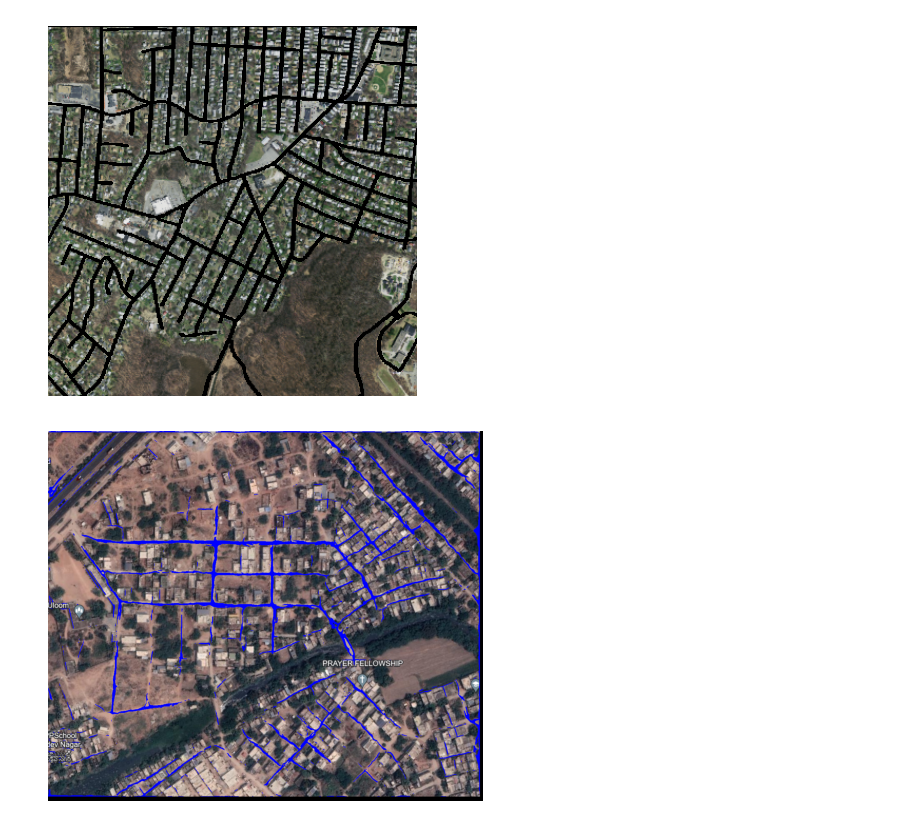
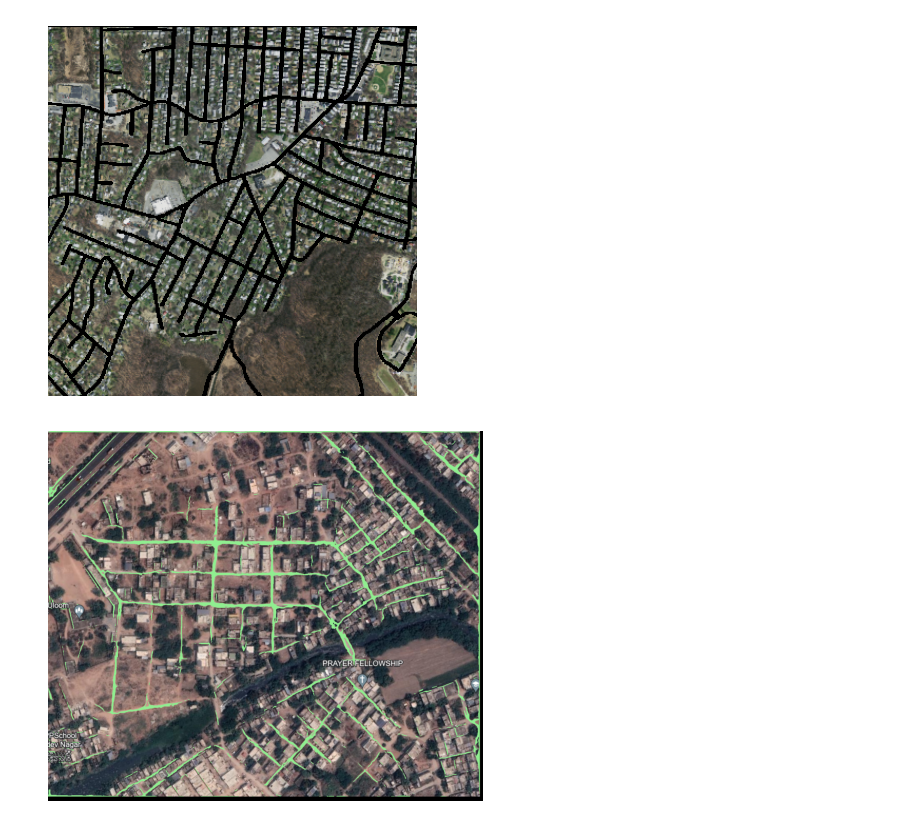
Before and after one commit to GOVINDFROMINDIA/Satellite-Imagery-and-Deep-Learning-for-Emergency-Response-in-War-Torn-Disaster-Stricken-Areas, a Jupyter notebook: OverLap.ipynb, the cells around one changed output. Saved outputs shown, nothing was run; the diff lists cells and outputs as text; code cells hidden in the pictures.

```diff
--- a/OverLap.ipynb
+++ b/OverLap.ipynb
@@ -139,28 +139,30 @@ plt.show()
 # %%
 import cv2
 import numpy as np
 from matplotlib import pyplot as plt
 
 org_image = cv2.imread('/content/original_image.png')
 map_image = cv2.imread('/content/final_image_with_mask1.png', cv2.IMREAD_UNCHANGED)
 
 map_image = cv2.resize(map_image, (org_image.shape[1], org_image.shape[0]))
 
 # Extract blue channel and threshold for white lines
 blue_channel = map_image[:, :, 0]
 _, line_mask = cv2.threshold(blue_channel, 1, 255, cv2.THRESH_BINARY)
 
 # Make a copy of the original image to preserve the original colors
 result = org_image.copy()
 
 # Identify white lines and change their color to blue
-result[line_mask != 0, 0] = 255  # Set blue channel to 255
-result[line_mask != 0, 1] = 0    # Set green channel to 0
-result[line_mask != 0, 2] = 0    # Set red channel to 0
+result[line_mask != 0, 0] = 144  # Set blue channel to 255
+result[line_mask != 0, 1] = 238  # Set green channel to 0
+result[line_mask != 0, 2] = 144  # Set red channel to 0
 
 result_rgb = cv2.cvtColor(result, cv2.COLOR_BGR2RGB)
 plt.imshow(result_rgb)
 plt.axis('off')
+
+plt.imsave('overlapped.png', result_rgb)
 plt.show()
 # %% [output]
-[figure, old version]
+[figure, new version]
```
Also changed, not shown: parts of 1 cell of this notebook.
